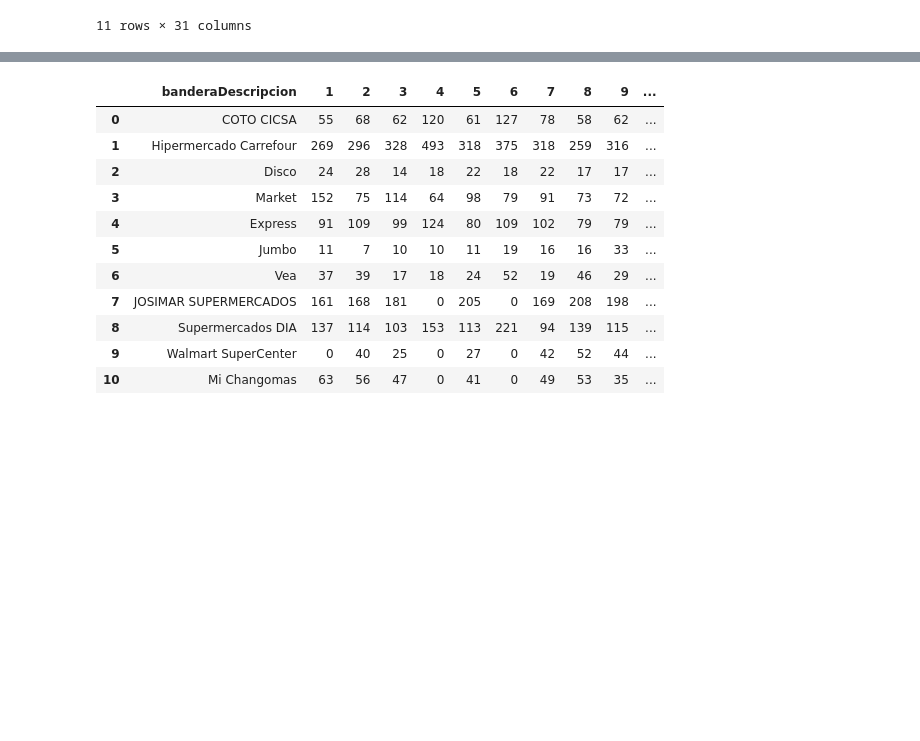
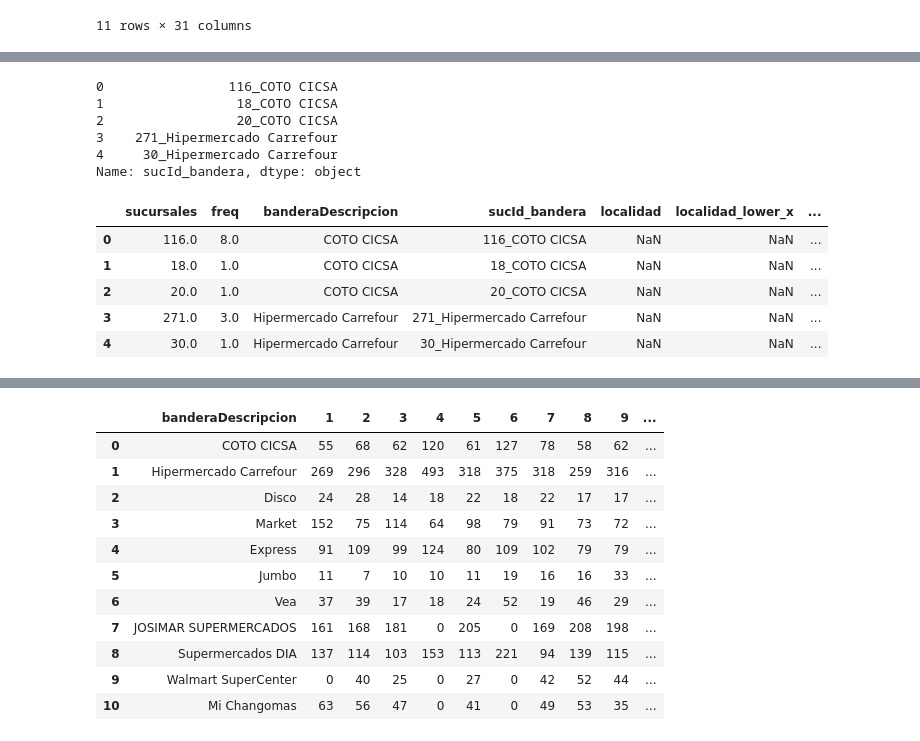
Before and after one commit to pabloveraML/DM_TP1, a Jupyter notebook: TP01 - preprocess - Tomas.ipynb, the cells around one changed output, grey strips where cells are left out. Cells and saved outputs as stored; diff of their text form; code cells hidden in the pictures; blank space fills up the shorter version.

```diff
--- a/TP01 - preprocess - Tomas.ipynb
+++ b/TP01 - preprocess - Tomas.ipynb
@@ -501,0 +808,20 @@ number_products_per_sucursal(precio_producto_sucursal)
+# %%
+def get_sucursales_by_bandera(dataframe):
+
+    d = {'sucursales': [], 'freq': [], 'banderaDescripcion': []}
+
+    df = pd.DataFrame(data=d)
+
+    supermarkets = precio_producto_sucursal['banderaDescripcion'].unique()
+
+    for market in supermarkets:
+
+        df_suc = get_sucursales_bandera(get_locality_sucursal_with_min_amount_products(dataframe), market)
+
+        df = pd.concat([df, df_suc], ignore_index=True)
+
+    return df
+# %%
+df_sucursales_min_prod = get_sucursales_by_bandera(precio_producto_sucursal)
+
+df_sucursales_min_prod.head()
@@ -501,0 +835,11 @@ number_products_per_sucursal(precio_producto_sucursal)
+# %%
+df_sucursales_min_prod['sucId_bandera'] = df_sucursales_min_prod['sucursales'].astype(int).astype(str) + '_' + df_sucursales_min_prod['banderaDescripcion']
+
+df_sucursales_min_prod['sucId_bandera'].head()
+# %% [output]
+0                116_COTO CICSA
+1                 18_COTO CICSA
+2                 20_COTO CICSA
+3    271_Hipermercado Carrefour
+4     30_Hipermercado Carrefour
+Name: sucId_bandera, dtype: object
@@ -501,0 +848,11 @@ number_products_per_sucursal(precio_producto_sucursal)
+# %%
+df_sucursales_min_prod = pd.merge(df_sucursales_min_prod, sucursales_corregido[['sucId_bandera', 'localidad_lower']], on='sucId_bandera', how='left')
+
+df_sucursales_min_prod.head()
+# %% [output]
+|  | sucursales | freq | banderaDescripcion | sucId_bandera | localidad | localidad_lower_x | ... |
+| 0 | 116.0 | 8.0 | COTO CICSA | 116_COTO CICSA | NaN | NaN | ... |
+| 1 | 18.0 | 1.0 | COTO CICSA | 18_COTO CICSA | NaN | NaN | ... |
+| 2 | 20.0 | 1.0 | COTO CICSA | 20_COTO CICSA | NaN | NaN | ... |
+| 3 | 271.0 | 3.0 | Hipermercado Carrefour | 271_Hipermercado Carrefour | NaN | NaN | ... |
+| 4 | 30.0 | 1.0 | Hipermercado Carrefour | 30_Hipermercado Carrefour | NaN | NaN | ... |
```
Also changed, not shown: parts of 43 cells of this notebook, 1 other file.
